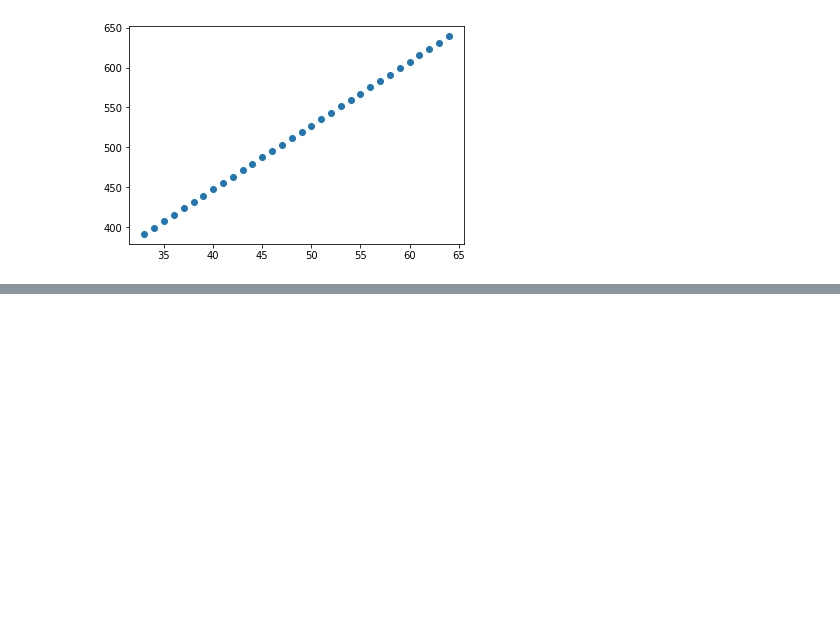
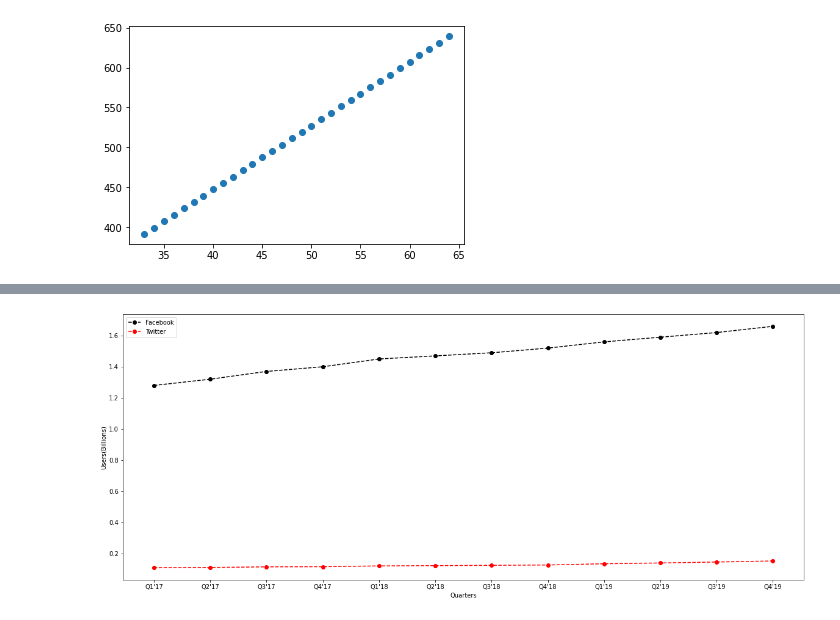
Before and after one commit to DhanushR24/A-study-On-Social-Media-Measurement-Using-Customer-Segmentation-Approach, a Jupyter notebook: visualize.ipynb, the cells around one changed output, grey strips where cells are left out. Drawn from its saved outputs; the diff is of its cells as text; code cells hidden in the pictures; blank space fills up the shorter version.

```diff
--- a/visualize.ipynb
+++ b/visualize.ipynb
@@ -145,0 +311,14 @@ plt.show()
+# %%
+import matplotlib.pyplot as plt
+
+
+plt.figure(figsize=(20, 8))
+plt.plot(Facebook["quarter"], Facebook["DAU"], "k--o", label="Facebook")
+plt.plot(Twitter["quarter"], Twitter["DAU"]/1000, "r--o", label="Twitter")
+plt.xlabel("Quarters")
+plt.ylabel("Users(Billions)")
+plt.legend()
+
+plt.show()
+# %% [output]
+[figure, added]
```
Also changed, not shown: parts of 39 cells of this notebook, 6 other files.
